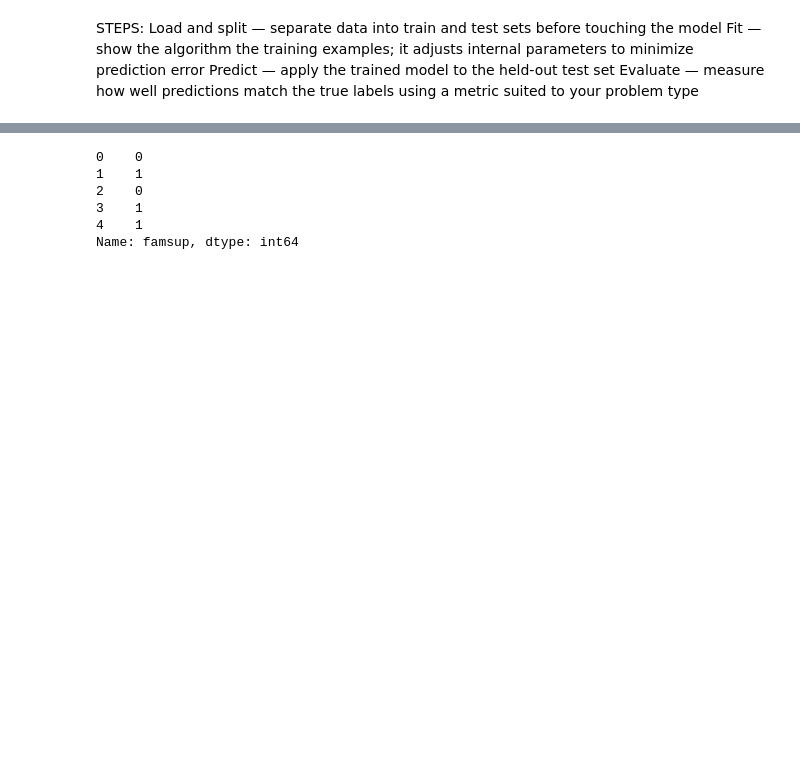
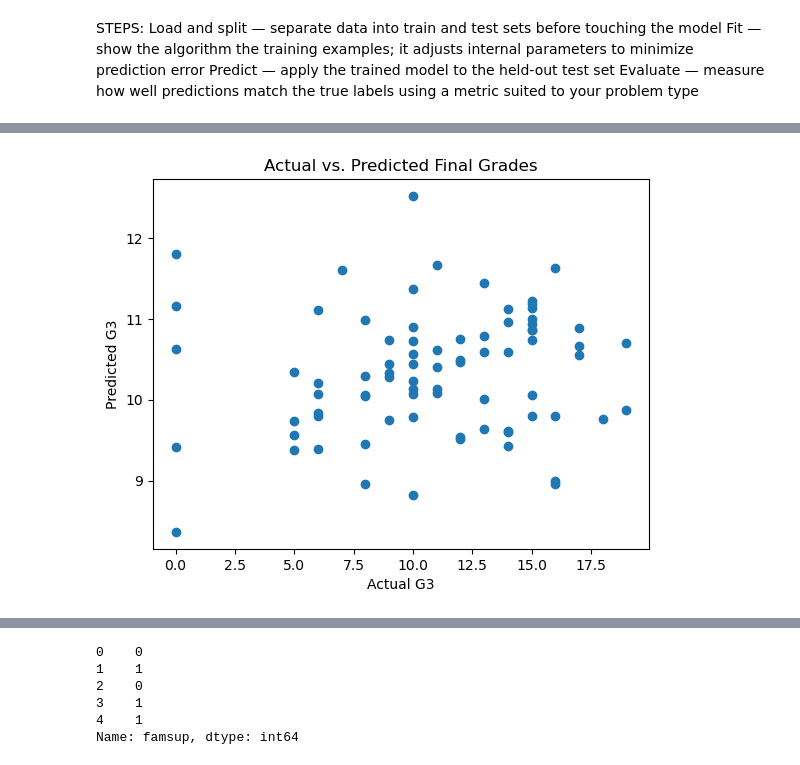
Before and after one commit to kmbangura/group5finalproject, a Jupyter notebook: supervised.ipynb, the cells around one changed output, grey strips where cells are left out. Drawn from its saved outputs; the diff is of its cells as text; code cells hidden in the pictures; blank space fills up the shorter version.

Commit message:
supervised model updates

```diff
--- a/supervised.ipynb
+++ b/supervised.ipynb
@@ -17,0 +72,32 @@ df = pd.read_csv("./student-mat.csv", sep=";")
+# %%
+features2 = [
+    "studytime",
+    "freetime",
+    "goout",
+    "Dalc",
+    "Walc",
+    "health",
+    "absences",
+]
+# %%
+#LINEAR REGRESSION MODEL
+X2 = df[features2]
+Y2 = df["G3"]
+# %%
+from sklearn.model_selection import train_test_split
+
+X_train2, X_test2, y_train2, y_test2 = train_test_split(
+    X2,
+    Y2,
+    test_size=0.2,
+    random_state=42
+)
+# %%
+#importing linear regression package
+from sklearn.linear_model import LinearRegression
+
+model2 = LinearRegression()
+
+model2.fit(X_train2, y_train2)
+
+y_pred2 = model2.predict(X_test2)
@@ -17,0 +128,12 @@ df = pd.read_csv("./student-mat.csv", sep=";")
+# %%
+import matplotlib.pyplot as plt
+
+plt.scatter(y_test2, y_pred2)
+
+plt.xlabel("Actual G3")
+plt.ylabel("Predicted G3")
+plt.title("Actual vs. Predicted Final Grades")
+
+plt.show()
+# %% [output]
+[figure, added]
```
Also changed, not shown: parts of 25 cells of this notebook, 1 other file.
